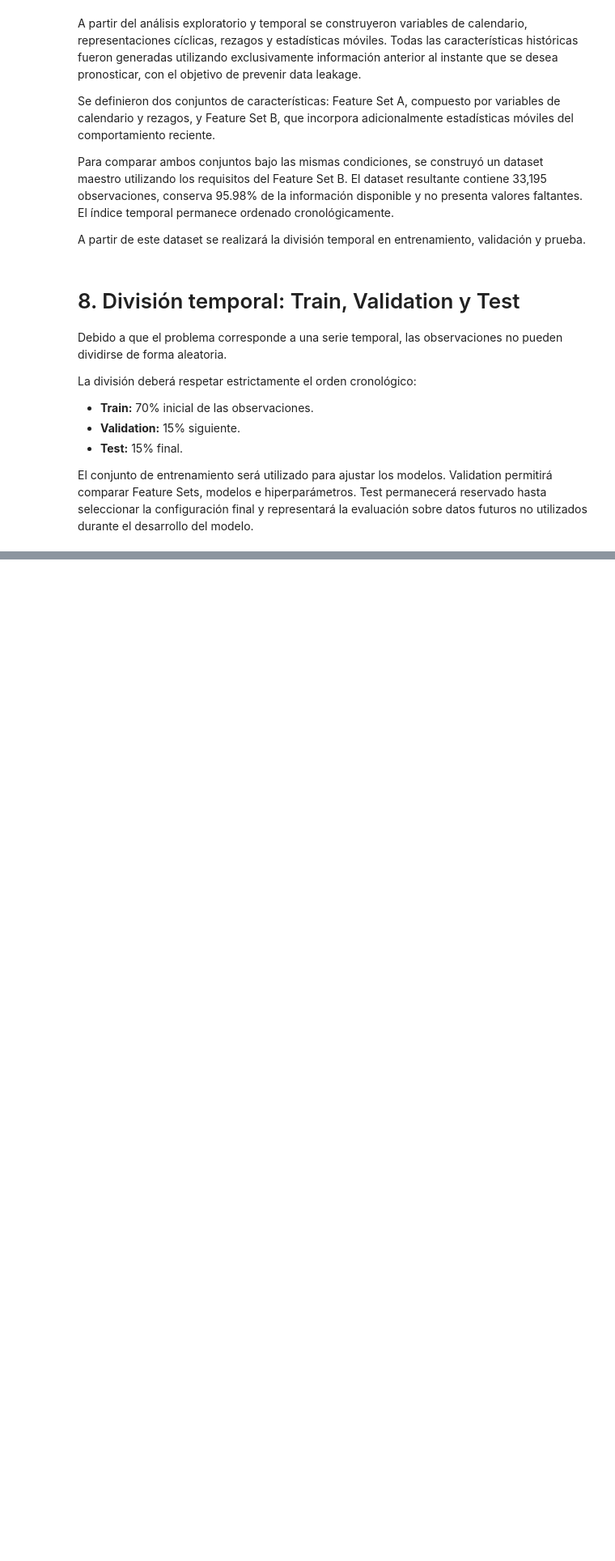
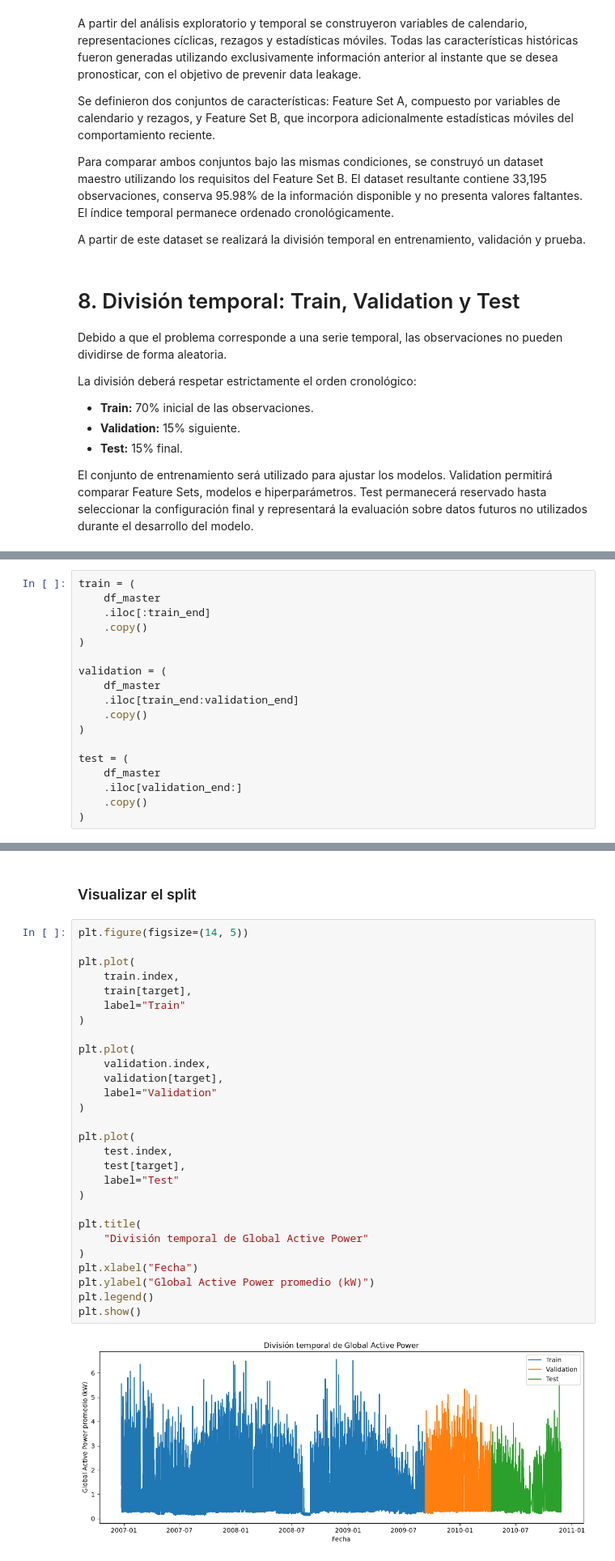
Before and after one commit to alexandrachr2303/Proyecto-Household-Power-G7, a Jupyter notebook: 02_timeseries_feature_engineering_modeling.ipynb, the cells around one changed output, grey strips where cells are left out. Shown at 81% size. Saved outputs shown, nothing was run; the diff lists cells and outputs as text; blank space fills up the shorter version.

```diff
--- a/02_timeseries_feature_engineering_modeling.ipynb
+++ b/02_timeseries_feature_engineering_modeling.ipynb
@@ -1230,0 +1248,18 @@ desarrollo del modelo.
+# %%
+train = (
+    df_master
+    .iloc[:train_end]
+    .copy()
+)
+
+validation = (
+    df_master
+    .iloc[train_end:validation_end]
+    .copy()
+)
+
+test = (
+    df_master
+    .iloc[validation_end:]
+    .copy()
+)
@@ -1230,0 +1301,32 @@ desarrollo del modelo.
+# %% [markdown]
+### Visualizar el split
+# %%
+plt.figure(figsize=(14, 5))
+
+plt.plot(
+    train.index,
+    train[target],
+    label="Train"
+)
+
+plt.plot(
+    validation.index,
+    validation[target],
+    label="Validation"
+)
+
+plt.plot(
+    test.index,
+    test[target],
+    label="Test"
+)
+
+plt.title(
+    "División temporal de Global Active Power"
+)
+plt.xlabel("Fecha")
+plt.ylabel("Global Active Power promedio (kW)")
+plt.legend()
+plt.show()
+# %% [output]
+[figure, added]
```
Also changed, not shown: parts of 102 cells of this notebook, 4 other files.
